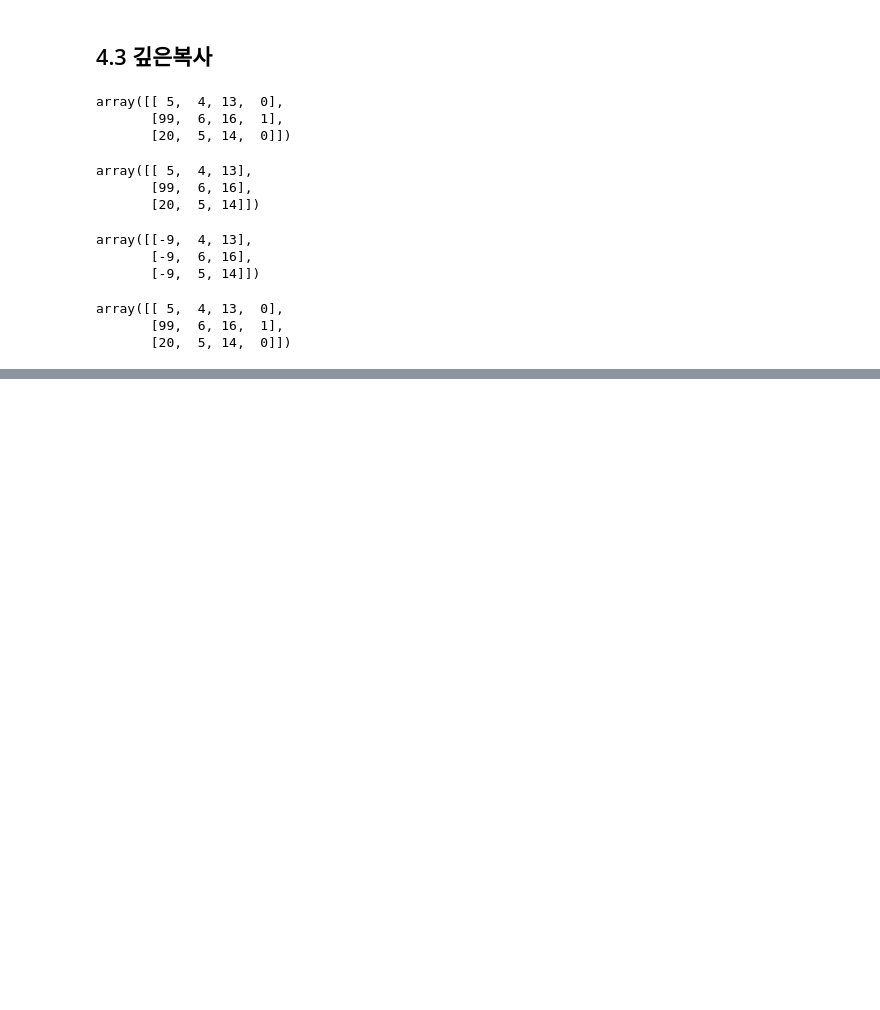
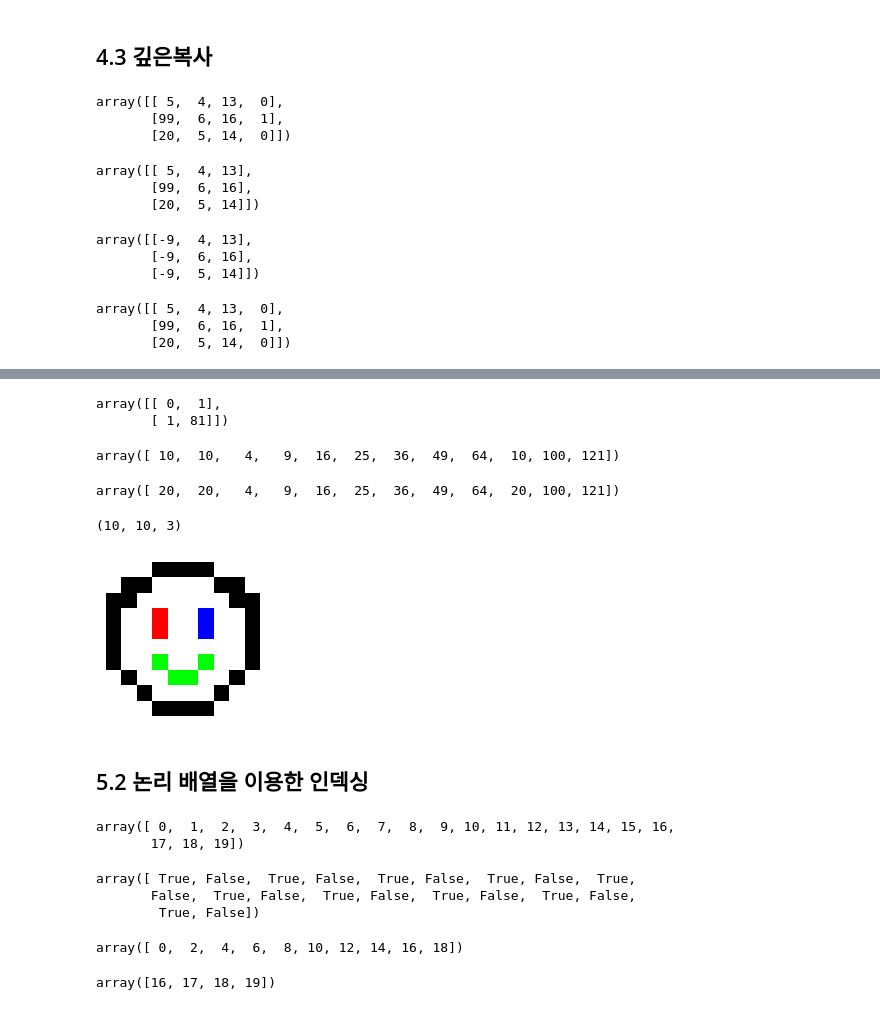
Before and after one commit to Hyo0806/ai, a Jupyter notebook: source/01_python/ch10_N차원배열다루기(4~6절).ipynb, the cells around one changed output, grey strips where cells are left out. Saved outputs shown, nothing was run; the diff lists cells and outputs as text; code cells hidden in the pictures; blank space fills up the shorter version.

```diff
--- a/source/01_python/ch10_N차원배열다루기(4~6절).ipynb
+++ b/source/01_python/ch10_N차원배열다루기(4~6절).ipynb
@@ -148,0 +168,75 @@ array([[ 5,  4, 13,  0],
+# %%
+i = np.array([[0,1],
+             [1,9]])
+a[i] # 결과는 i(인덱싱 배열)의 형태로 따라감. 2차원에 넣었더니 2차원 배열이 됨.
+# %% [output]
+array([[ 0,  1],
+       [ 1, 81]])
+# %%
+a[i] = 10
+a
+# %% [output]
+array([ 10,  10,   4,   9,  16,  25,  36,  49,  64,  10, 100, 121])
+# %%
+a[i] += 10 # 1번 인덱스는 한번만 10 증가
+a
+# %% [output]
+array([ 20,  20,   4,   9,  16,  25,  36,  49,  64,  20, 100, 121])
+# %%
+# 색상
+                  #  R G B
+palette = np.array([[0,0,0],       # black
+                   [255,0,0],      # red
+                   [0,255,0],      # green
+                   [0,0,255],      # blue
+                   [255,255,255]]) # white
+# %%
+image_index = np.array([[4,4,4,0,0,0,0,4,4,4],
+                        [4,0,0,4,4,4,4,0,0,4],
+                        [0,0,4,4,4,4,4,4,0,0],
+                        [0,4,4,1,4,4,3,4,4,0],
+                        [0,4,4,1,4,4,3,4,4,0],
+                        [0,4,4,4,4,4,4,4,4,0],
+                        [0,4,4,2,4,4,2,4,4,0],
+                        [4,0,4,4,2,2,4,4,0,4],
+                        [4,4,0,4,4,4,4,0,4,4],
+                        [4,4,4,0,0,0,0,4,4,4]])
+
+image_data = palette[image_index]
+image_data.shape
+# %% [output]
+(10, 10, 3)
+# %%
+from matplotlib import pyplot as plt
+# import matplotlib.pyplot as plt
+
+plt.figure(figsize=(2,2)) # 이미지 사이즈 조정
+plt.imshow(image_data)
+plt.axis('off') # 축 안보이게하는것
+plt.show() # imshow
+# %% [output]
+[figure, added]
+# %% [markdown]
+## 5.2 논리 배열을 이용한 인덱싱
+# %%
+a = np.arange(20)
+a
+# %% [output]
+array([ 0,  1,  2,  3,  4,  5,  6,  7,  8,  9, 10, 11, 12, 13, 14, 15, 16,
+       17, 18, 19])
+# %%
+a % 2 == 0
+# %% [output]
+array([ True, False,  True, False,  True, False,  True, False,  True,
+       False,  True, False,  True, False,  True, False,  True, False,
+        True, False])
+# %%
+# 논리 배열을 이용한 인덱싱시 True인 요소만 추출
+
+a[a%2==0]
+# %% [output]
+array([ 0,  2,  4,  6,  8, 10, 12, 14, 16, 18])
+# %%
+a[a>15]
+# %% [output]
+array([16, 17, 18, 19])
```
Also changed, not shown: parts of 12 cells of this notebook, 4 other files.
